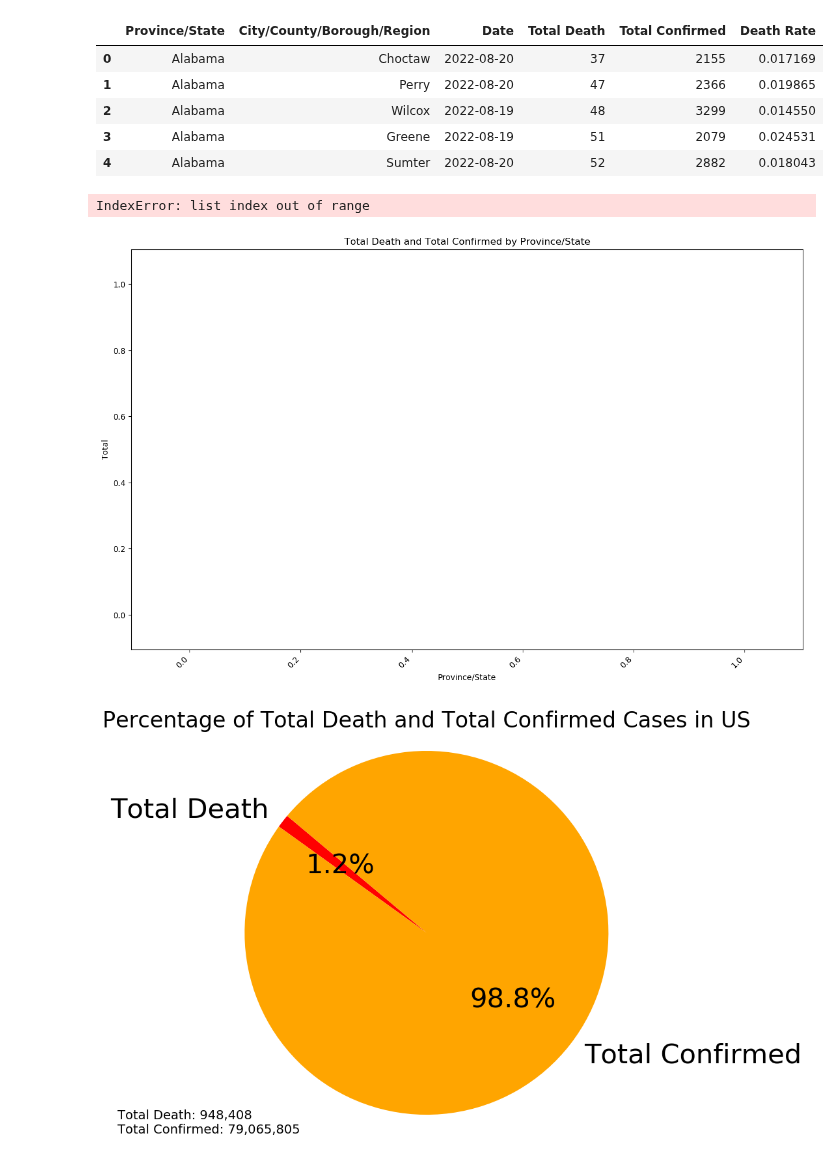
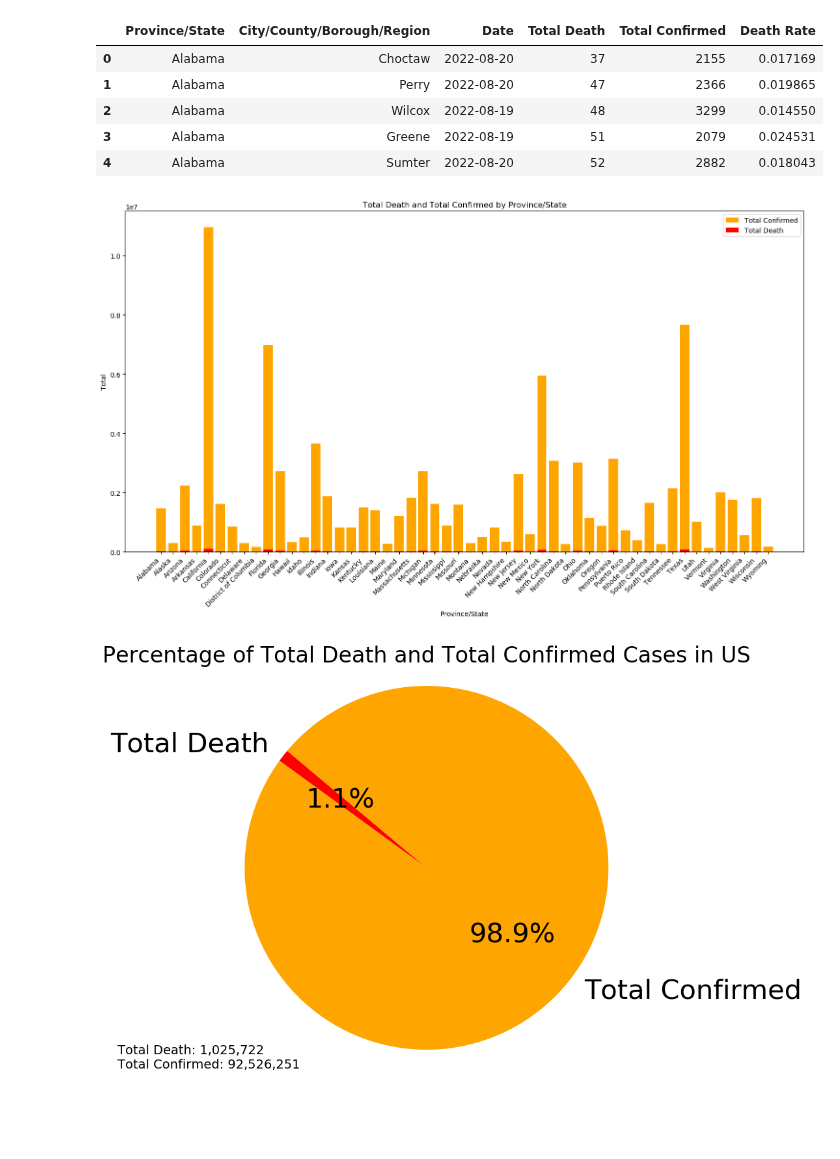
Before and after one commit to AppleBoiy/cs203-c19-analysis, a Jupyter notebook: code/Test.ipynb, the cells around one changed output. Saved outputs shown, nothing was run; the diff lists cells and outputs as text; code cells hidden in the pictures; blank space fills up the shorter version.

```diff
--- a/code/Test.ipynb
+++ b/code/Test.ipynb
@@ -16,24 +14,23 @@ df_last_date = df[df['Date'] == '2022-03-10']
 # %%
-state_df = df_last_date.groupby('Province/State')[['Total Death', 'Total Confirmed']].sum().reset_index()
+state_df = df.groupby('Province/State')[['Total Death', 'Total Confirmed']].sum().reset_index()
 
 plt.figure(figsize=(15, 9))
 
 plt.bar(state_df['Province/State'], state_df['Total Confirmed'], color='orange', label='Total Confirmed')
 plt.bar(state_df['Province/State'], state_df['Total Death'], color='red', label='Total Death')
 
 plt.xlabel('Province/State')
 plt.ylabel('Total')
 plt.title('Total Death and Total Confirmed by Province/State')
 
 plt.xticks(rotation=45, ha="right")
 
 plt.legend()
 
 plt.tight_layout()
 plt.show()
 # %% [output]
-IndexError: list index out of range
-[figure, old version]
+[figure, new version]
 # %%
 total_deaths = state_df['Total Death'].sum()
 total_confirmed = state_df['Total Confirmed'].sum()
@@ -57,4 +54,4 @@ plt.text(-1.7, -1.1, total_text, fontsize=14)
 plt.axis('equal')
 plt.show()
 # %% [output]
-[figure, old version]
+[figure, new version]
```
Also changed, not shown: parts of 1 cell of this notebook.
